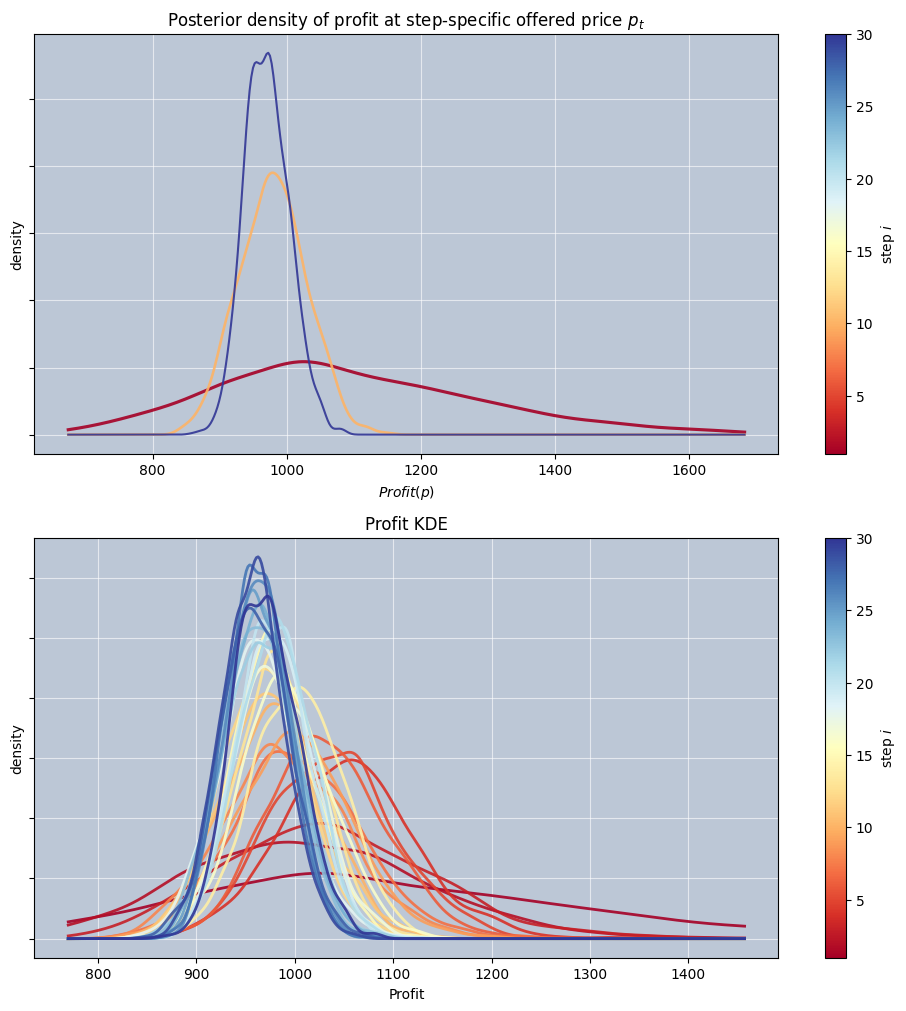
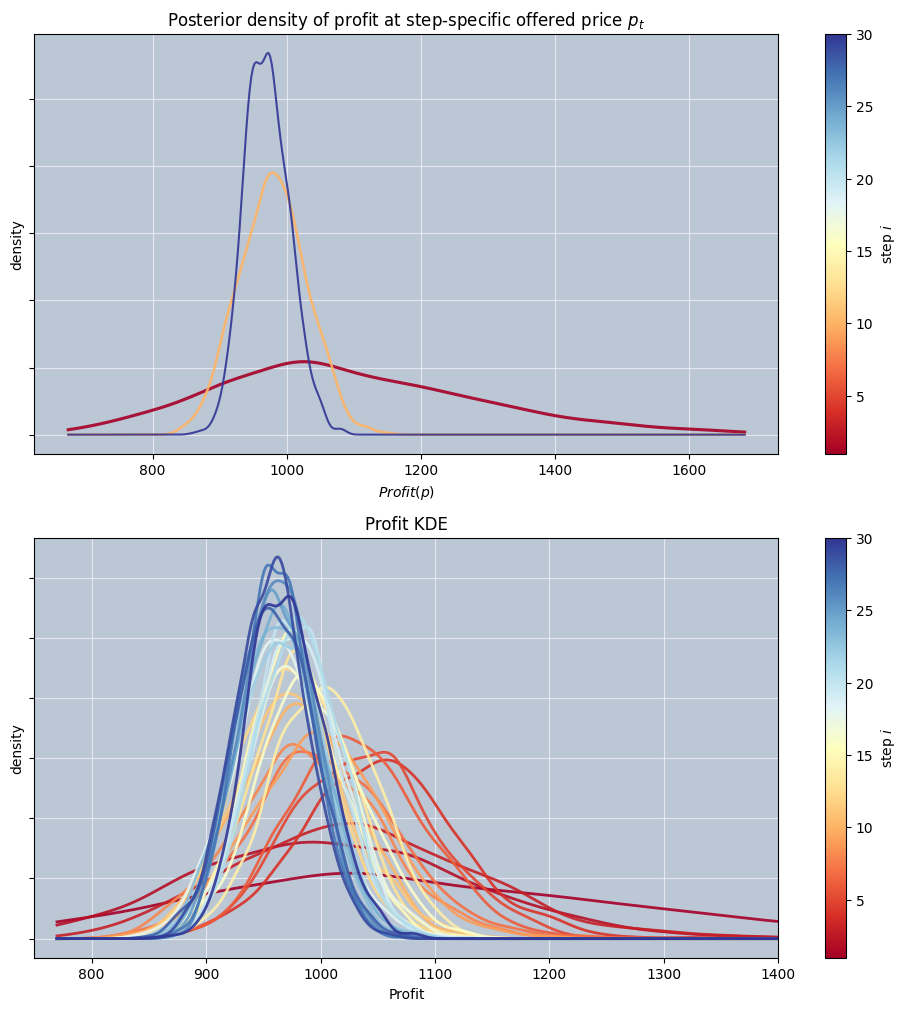
Code edit (unified diff) that turned the first committed figure into the second:
--- before
+++ after
@@ -33,5 +33,5 @@
 )
 
-#ax.set_xlim(825, 1200) 
+ax[1].set_xlim(750, 1400) 
 ax[1].tick_params(axis='y', labelleft=False)
 plt.show()

Commit: update figures